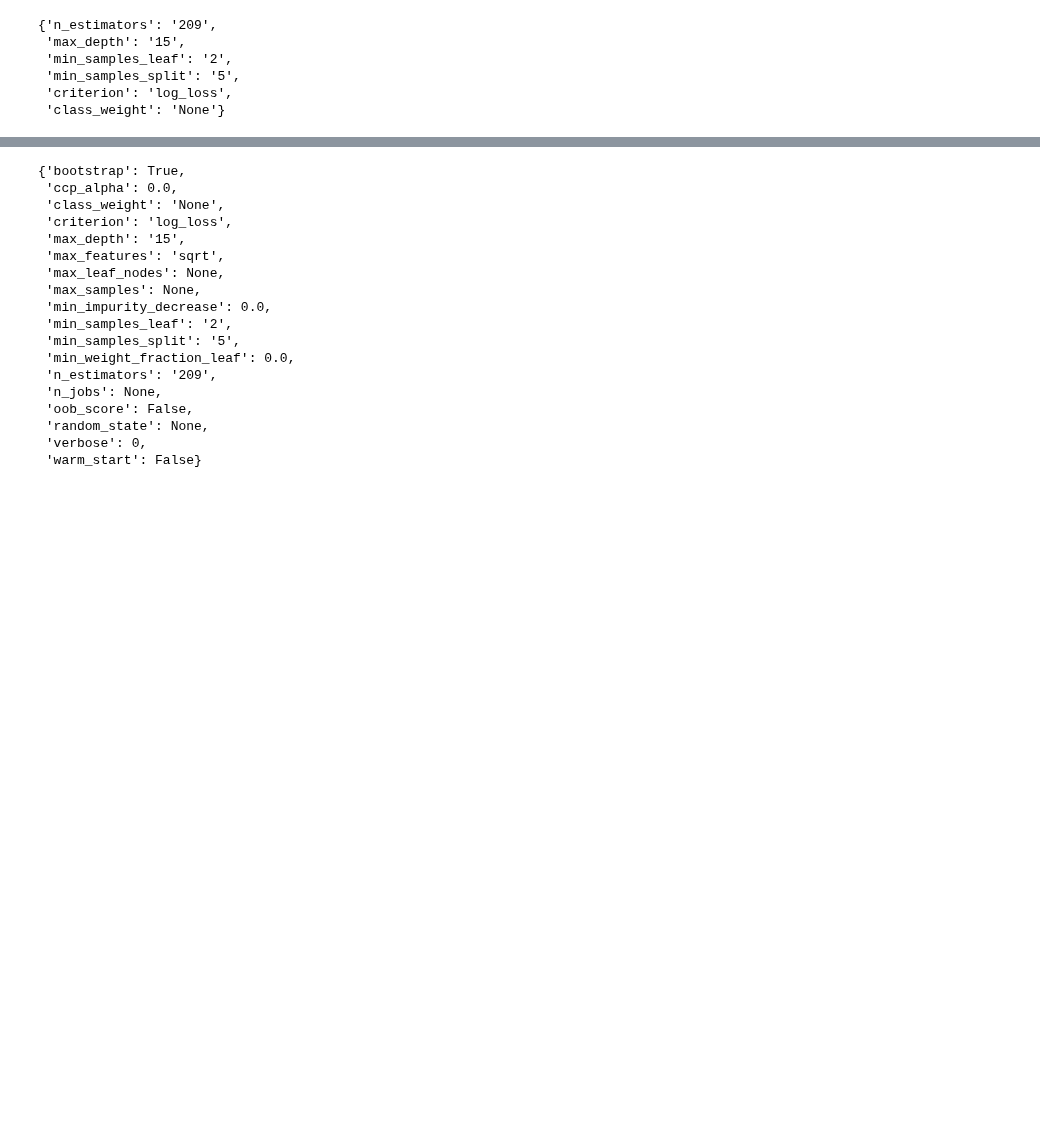
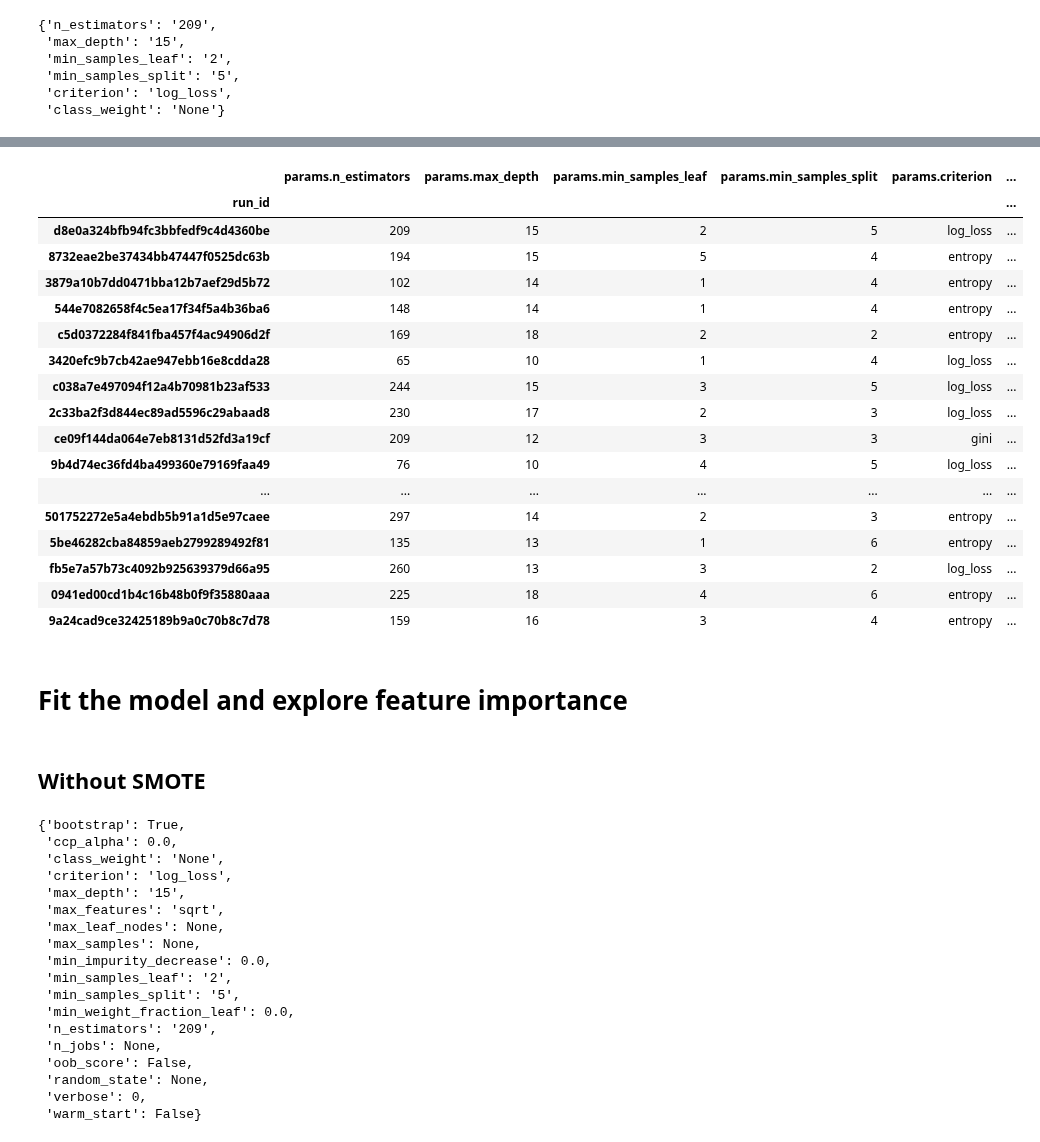
Before and after one commit to JulienfLeBoucher/OC_MLOps_credit_scoring, a Jupyter notebook: explore_mlflow_tracking.ipynb, the cells around one changed output, grey strips where cells are left out. Saved outputs shown, nothing was run; the diff lists cells and outputs as text; code cells hidden in the pictures; blank space fills up the shorter version.

```diff
--- a/explore_mlflow_tracking.ipynb
+++ b/explore_mlflow_tracking.ipynb
@@ -422,3 +444,43 @@ research. So I should explore higher values for this parameter.
+# %%
+rf_results = results.query('parent_run_name == "Random Forest"')
+col_sel = [
+    'params.n_estimators',
+    'params.max_depth',
+    'params.min_samples_leaf',
+    'params.min_samples_split',
+    'params.criterion',
+    'params.class_weight',
+    'metrics.CV_AUC',
+    'metrics.CV_loss_of_income',
+    'metrics.CV_f2',
+    'metrics.test_AUC',
+    'metrics.test_loss_of_income',
+    'metrics.test_f2',
+]
+rf_results[col_sel].head(20)
+# %% [output]
+|  | params.n_estimators | params.max_depth | params.min_samples_leaf | params.min_samples_split | params.criterion | ... |
+| run_id |  |  |  |  |  | ... |
+| d8e0a324bfb94fc3bbfedf9c4d4360be | 209 | 15 | 2 | 5 | log_loss | ... |
+| 8732eae2be37434bb47447f0525dc63b | 194 | 15 | 5 | 4 | entropy | ... |
+| 3879a10b7dd0471bba12b7aef29d5b72 | 102 | 14 | 1 | 4 | entropy | ... |
+| 544e7082658f4c5ea17f34f5a4b36ba6 | 148 | 14 | 1 | 4 | entropy | ... |
+| c5d0372284f841fba457f4ac94906d2f | 169 | 18 | 2 | 2 | entropy | ... |
+| 3420efc9b7cb42ae947ebb16e8cdda28 | 65 | 10 | 1 | 4 | log_loss | ... |
+| c038a7e497094f12a4b70981b23af533 | 244 | 15 | 3 | 5 | log_loss | ... |
+| 2c33ba2f3d844ec89ad5596c29abaad8 | 230 | 17 | 2 | 3 | log_loss | ... |
+| ce09f144da064e7eb8131d52fd3a19cf | 209 | 12 | 3 | 3 | gini | ... |
+| 9b4d74ec36fd4ba499360e79169faa49 | 76 | 10 | 4 | 5 | log_loss | ... |
+| ... | ... | ... | ... | ... | ... | ... |
+| 501752272e5a4ebdb5b91a1d5e97caee | 297 | 14 | 2 | 3 | entropy | ... |
+| 5be46282cba84859aeb2799289492f81 | 135 | 13 | 1 | 6 | entropy | ... |
+| fb5e7a57b73c4092b925639379d66a95 | 260 | 13 | 3 | 2 | log_loss | ... |
+| 0941ed00cd1b4c16b48b0f9f35880aaa | 225 | 18 | 4 | 6 | entropy | ... |
+| 9a24cad9ce32425189b9a0c70b8c7d78 | 159 | 16 | 3 | 4 | entropy | ... |
+# %% [markdown]
+# Fit the model and explore feature importance
+# %% [markdown]
+## Without SMOTE
 # %%
 from sklearn.ensemble import RandomForestClassifier
 
```
Also changed, not shown: parts of 3 cells of this notebook, 3 other files.
